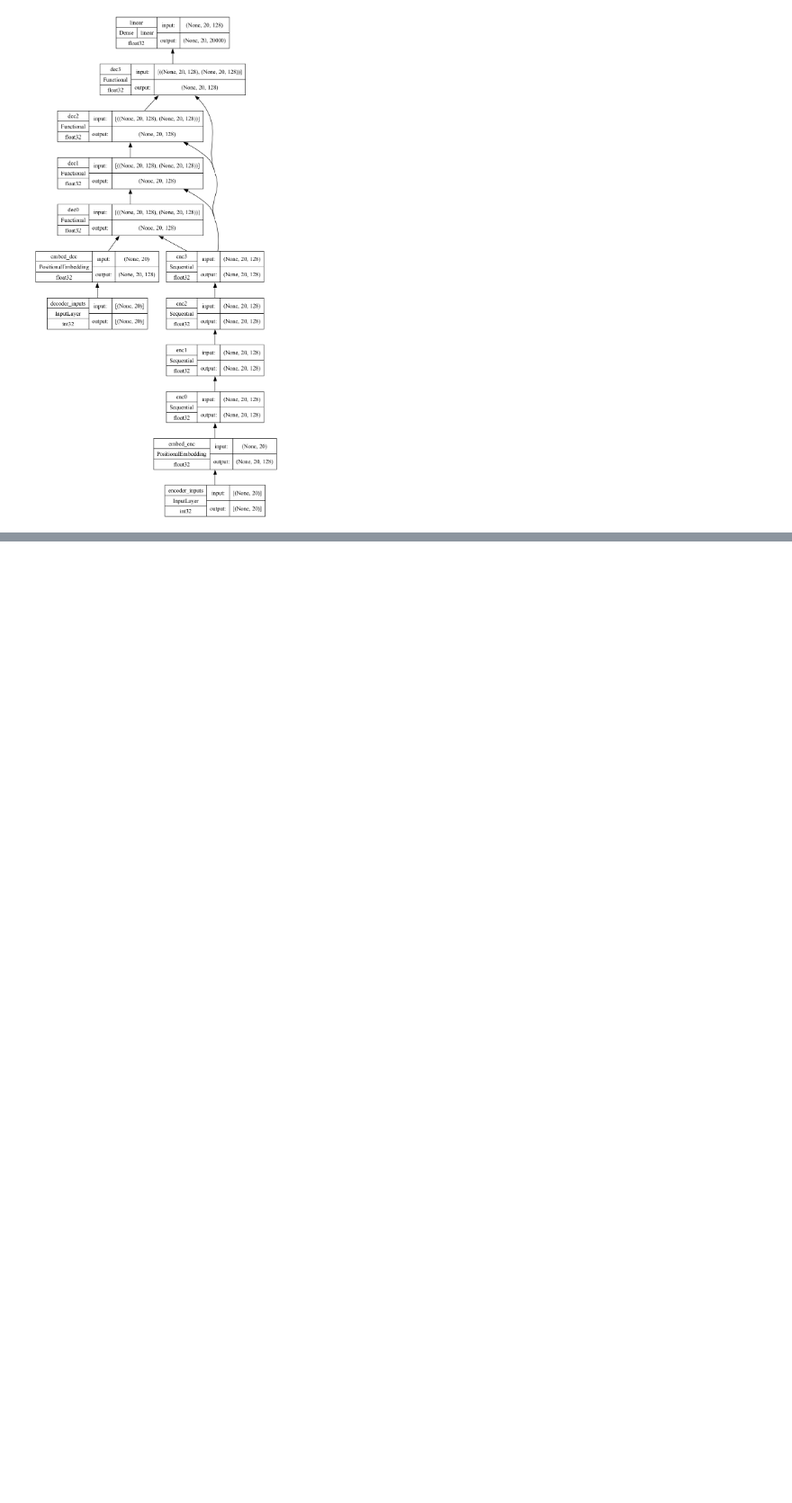
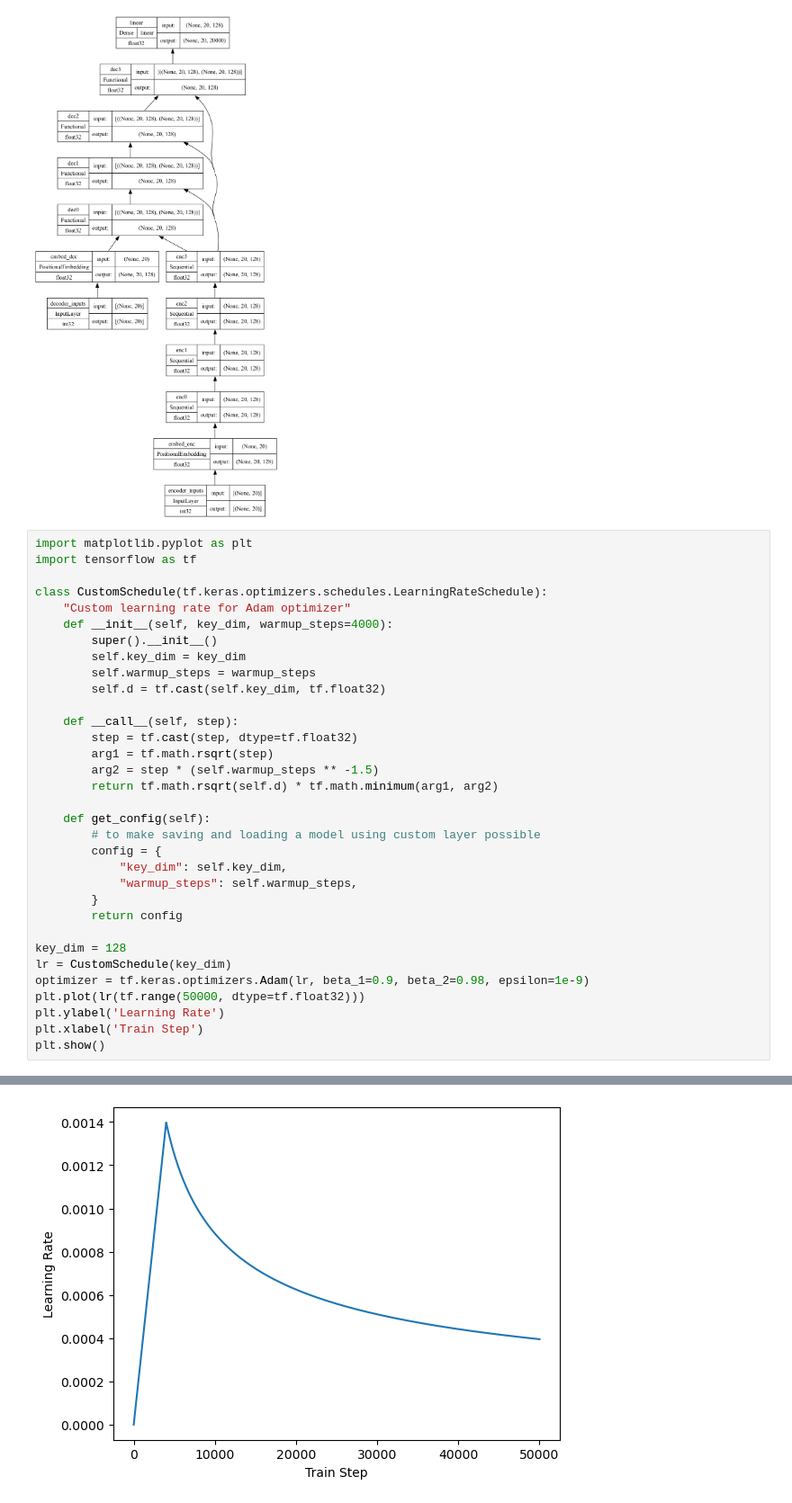
Before and after one commit to aladesawe/transformer_model_attention, a Jupyter notebook: transformer.ipynb, the cells around one changed output, grey strips where cells are left out. Shown: that part at 90% size. Cells and saved outputs as stored; diff of their text form; blank space fills up the shorter version.

Commit message:
Learning rate, and Adam optimizer to prep for training

```diff
--- a/transformer.ipynb
+++ b/transformer.ipynb
@@ -52,3 +52,37 @@ model = transformer(num_layers, num_heads, seq_len, key_dim, ff_dim, vocab_size_
 tf.keras.utils.plot_model(model, "transformer.png", show_shapes=True, show_dtype=True, show_layer_names=True, rankdir='BT', show_layer_activations=True)
 # %% [output]
 [figure]
+# %%
+import matplotlib.pyplot as plt
+import tensorflow as tf
+
+class CustomSchedule(tf.keras.optimizers.schedules.LearningRateSchedule):
+    "Custom learning rate for Adam optimizer"
+    def __init__(self, key_dim, warmup_steps=4000):
+        super().__init__()
+        self.key_dim = key_dim
+        self.warmup_steps = warmup_steps
+        self.d = tf.cast(self.key_dim, tf.float32)
+
+    def __call__(self, step):
+        step = tf.cast(step, dtype=tf.float32)
+        arg1 = tf.math.rsqrt(step)
+        arg2 = step * (self.warmup_steps ** -1.5)
+        return tf.math.rsqrt(self.d) * tf.math.minimum(arg1, arg2)
+
+    def get_config(self):
+        # to make saving and loading a model using custom layer possible
+        config = {
+            "key_dim": self.key_dim,
+            "warmup_steps": self.warmup_steps,
+        }
+        return config
+
+key_dim = 128
+lr = CustomSchedule(key_dim)
+optimizer = tf.keras.optimizers.Adam(lr, beta_1=0.9, beta_2=0.98, epsilon=1e-9)
+plt.plot(lr(tf.range(50000, dtype=tf.float32)))
+plt.ylabel('Learning Rate')
+plt.xlabel('Train Step')
+plt.show()
+# %% [output]
@@ -54,0 +90 @@ tf.keras.utils.plot_model(model, "transformer.png", show_shapes=True, show_dtype
+[figure, added]
```
Also changed, not shown: parts of 2 cells of this notebook.
